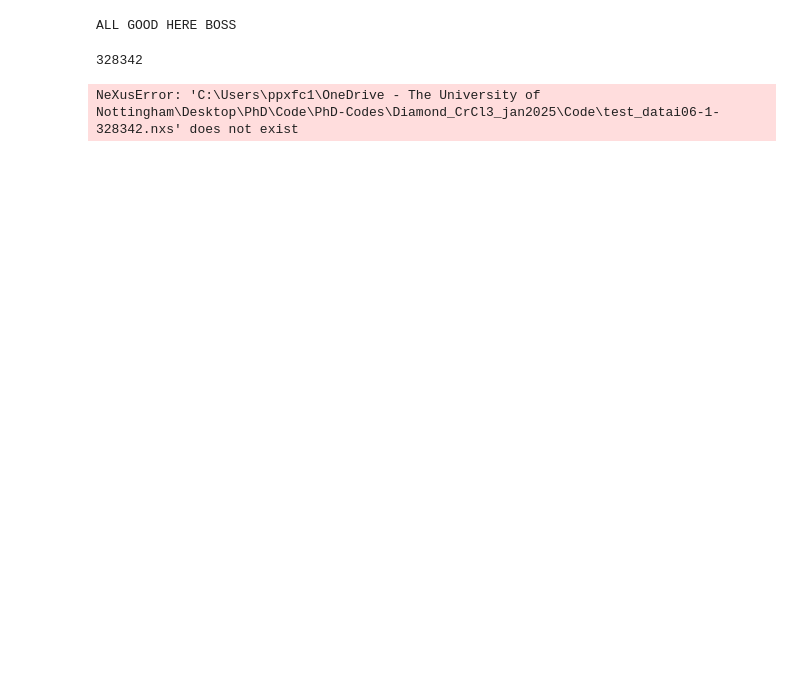
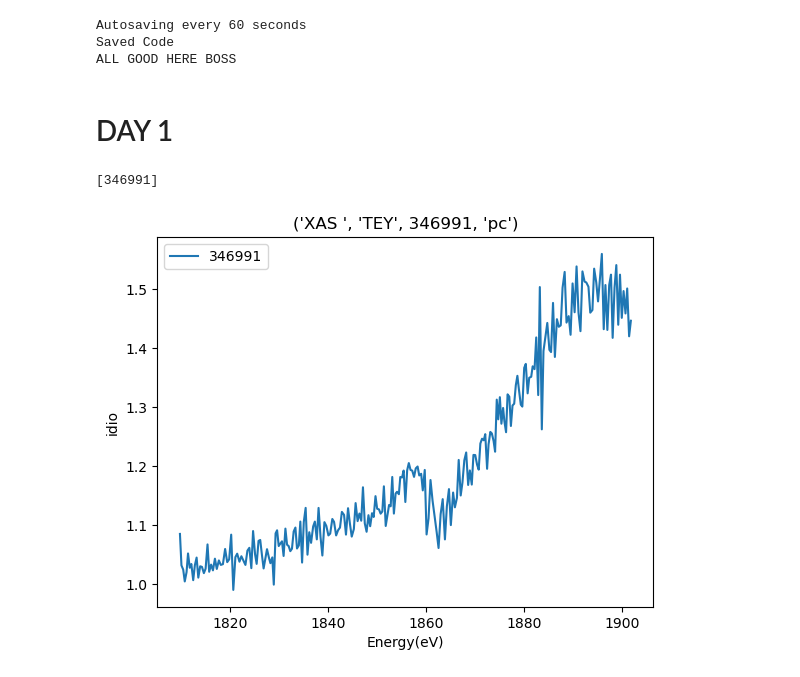
Before and after one commit to FWKCarlisle/PhD-Codes, a Jupyter notebook: Diamond_CrCl3_jan2025/Code/Beamtime_2025_code.ipynb, the cells around one changed output. Drawn from its saved outputs; the diff is of its cells as text; code cells hidden in the pictures; blank space fills up the shorter version.

```diff
--- a/Diamond_CrCl3_jan2025/Code/Beamtime_2025_code.ipynb
+++ b/Diamond_CrCl3_jan2025/Code/Beamtime_2025_code.ipynb
@@ -1,9 +10,8 @@
 # %%
+%autosave 60
 import matplotlib.pyplot as plt
 import numpy as np
 from nexusformat.nexus import nxload
-import lmfit as lm
-
 
 class Nexus_handling:
     def get_nexus_data_I06(self,file):
@@ -61,20 +69,38 @@ class XMCD_data_analysis(Nexus_handling):
         self.directory_path = directory_path
         self.ﬁle_preﬁx = ﬁle_preﬁx
 
-        for ﬁle_number in XMCD_spectra_Set: #
-            print(ﬁle_number)
-            data_set = self.open_single_spectra(ﬁle_number, directory_path,  ﬁle_preﬁx,sensor)
+        if len(XMCD_spectra_Set) != 1:
+            for ﬁle_number in XMCD_spectra_Set: #
+                print(ﬁle_number)
+                data_set = self.open_single_spectra(ﬁle_number, directory_path,  ﬁle_preﬁx,sensor)
+                self.spectra.append(data_set)
+                self.energy = self.spectra[0]["x"]
+        else:
+            print(XMCD_spectra_Set)
+            data_set = self.open_single_spectra(XMCD_spectra_Set[0], directory_path,  ﬁle_preﬁx,sensor)
             self.spectra.append(data_set)
             self.energy = self.spectra[0]["x"]
 #######################################################################################
     ### Plotting functions
 
-    def plot_spectra(self,XAS_file_Set,i):
+    def plot_spectra(self,XAS_file_Set,i, bounds = None, normalisation = None):
         #Plots a single XAS spectra out of a set
         #XAS_file_set : a set of XAS scan numbers
         #i : the indice of which scan you want to plot
         Energy,Idio = XMCD.spectra[i]["x"],XMCD.spectra[i]["y"]
-        plt.plot(Energy,Idio,label = XAS_file_Set[i])
+        if bounds is not None:
+            plt.xlim(bounds[0])
+            plt.ylim(bounds[1])
+
+        if normalisation is not None:
+            value = np.mean(Idio[:normalisation])
+            plotting_y = Idio - value
+            plotting_y = plotting_y / np.max(plotting_y)
+        else:
+            plotting_y = Idio
+
+
+        plt.plot(Energy,plotting_y,label = XAS_file_Set[i])
         plt.title(("XAS ",sensor,XAS_file_set[i],self.spectra[i]["meta"]["polarisation"]))
         plt.legend()
         plt.xlabel("Energy(eV)")
@@ -84,7 +110,7 @@ class XMCD_data_analysis(Nexus_handling):
         #Takes in a series of XAS spectra of opposing polarisations then averages all the nc and all the pc and subtracts them to give us the dichroism
         # XMCD_file_Set : list of XAS spectra, at a minimum we need one of each polarisation of light.
         fig = plt.figure(figsize=(12, 6))
-        ax = fig.subplots(1,3)  # (nrows, ncols, index)
+        ax = fig.subplots(1,3, sharey=True)  # (nrows, ncols, index)
 
         nc_storage = np.zeros(len(self.energy))
         pc_storage = np.zeros(len(self.energy))
@@ -123,11 +149,22 @@ class XMCD_data_analysis(Nexus_handling):
 
         ax[2].plot(self.energy,dichroism,label = "XMCD")
         ax[2].legend()
+
+        for axs in ax:
+            axs.axhline(y = 0, color = 'b', linestyle = 'dashed')
         return self.energy,dichroism
 
+def prelimenary_code(directory_path, ﬁle_preﬁx, XAS_ﬁle_set,sensor):
+    XMCD = XMCD_data_analysis()
+    XMCD.load_spectra(directory_path, ﬁle_preﬁx, XAS_ﬁle_set,sensor)
+    return XMCD
 
-
+print("Saved Code")
+directory_path = r"FILES/"
+ﬁle_preﬁx = "i06-1-"
 
 print("ALL GOOD HERE BOSS")
 # %% [output]
+Autosaving every 60 seconds
+Saved Code
 ALL GOOD HERE BOSS
@@ -143,14 +171,17 @@ directory_path = r"test_data\\"
-# %%
-sensor = "TEY"
-XAS_ﬁle_set=(328342,328348)
-
-XMCD = prelimenary_code(directory_path, ﬁle_preﬁx, XAS_ﬁle_set,sensor)
-
-####This line plots all the spectra in the given list.
-i = 0
-for i in range(0,len(XAS_file_set)):
-    XMCD.plot_spectra(XAS_file_set, i)
-    i = i+1
-# %% [output]
-328342
-NeXusError: 'C:\Users\ppxfc1\OneDrive - The University of Nottingham\Desktop\PhD\Code\PhD-Codes\Diamond_CrCl3_jan2025\Code\test_datai06-1-328342.nxs' does not exist
+# %% [markdown]
+# DAY 1
+# %%
+sensor = "TEY"
+directory_path = r"FILES/HOPG1/Finding the sample, 6983-7013/"
+XAS_ﬁle_set=[346991]
+
+XMCD = prelimenary_code(directory_path, ﬁle_preﬁx, XAS_ﬁle_set,sensor)
+
+####This line plots all the spectra in the given list.
+i = 0
+for i in range(0,len(XAS_file_set)):
+    XMCD.plot_spectra(XAS_file_set, i)
+    i = i+1
+# %% [output]
+[346991]
+[figure, added]
```
Also changed, not shown: parts of 25 cells of this notebook.
